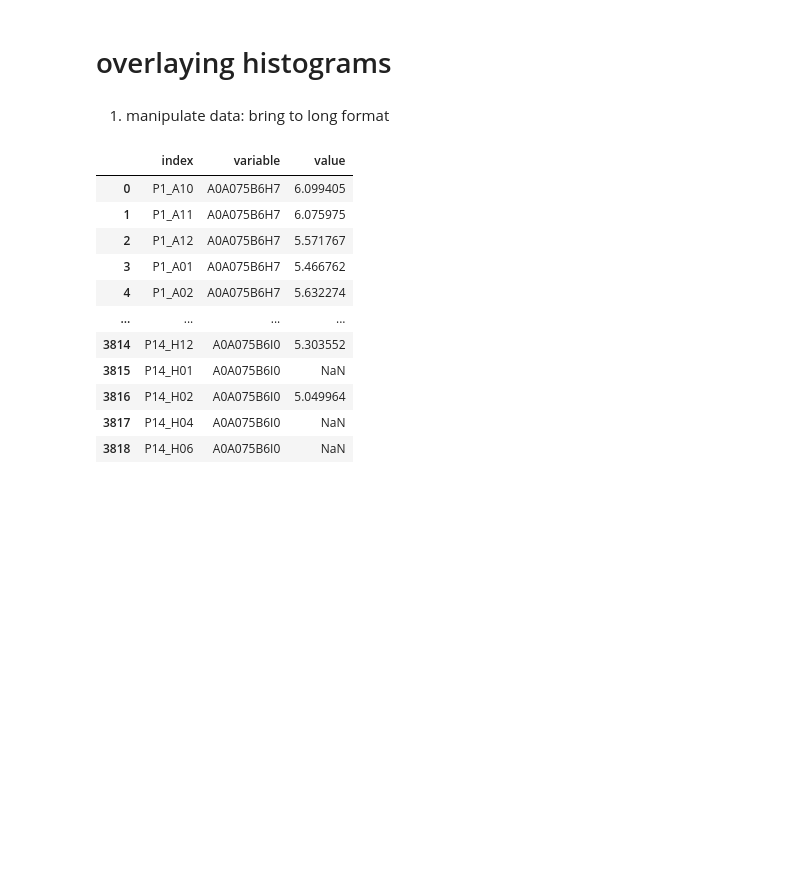
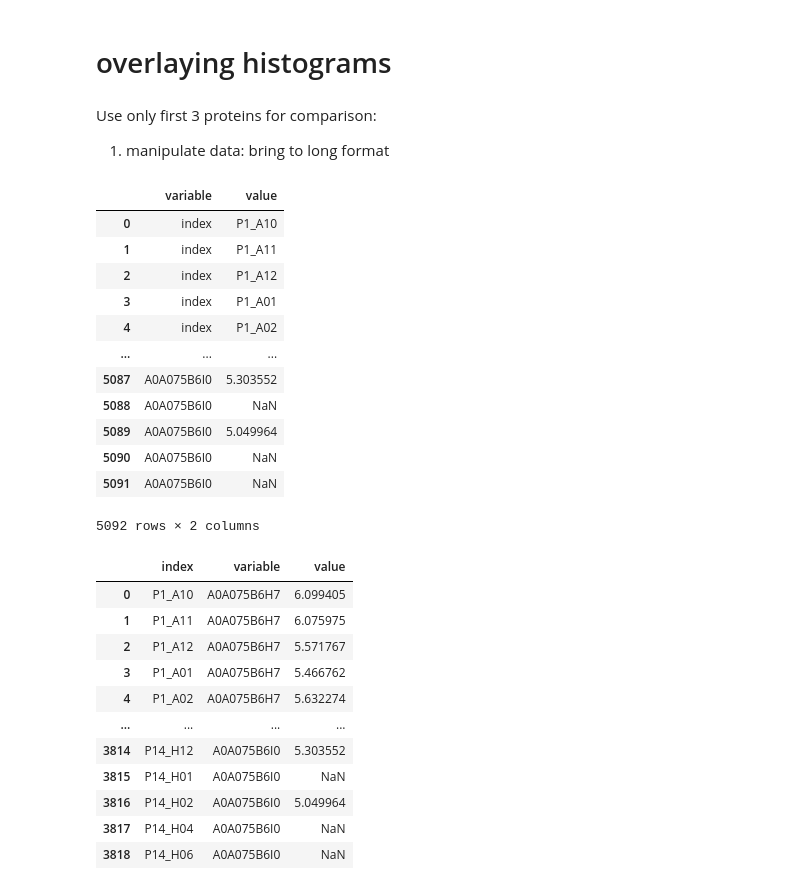
Before and after one commit to johannesbmueller/data_viz, a Jupyter notebook: notebooks/Excercise_#1.ipynb, the cells around one changed output. Cells and saved outputs as stored; diff of their text form; code cells hidden in the pictures; blank space fills up the shorter version.

```diff
--- a/notebooks/Excercise_#1.ipynb
+++ b/notebooks/Excercise_#1.ipynb
@@ -72,6 +72,23 @@ change color to red
 # %% [markdown]
 # overlaying histograms
 # %% [markdown]
+Use only first 3 proteins for comparison:
 1. manipulate data: bring to long format
+# %%
+df.iloc[:,:3].reset_index().melt()
+# %% [output]
+|  | variable | value |
+| 0 | index | P1_A10 |
+| 1 | index | P1_A11 |
+| 2 | index | P1_A12 |
+| 3 | index | P1_A01 |
+| 4 | index | P1_A02 |
+| ... | ... | ... |
+| 5087 | A0A075B6I0 | 5.303552 |
+| 5088 | A0A075B6I0 | NaN |
+| 5089 | A0A075B6I0 | 5.049964 |
+| 5090 | A0A075B6I0 | NaN |
+| 5091 | A0A075B6I0 | NaN |
+5092 rows × 2 columns
 # %%
 df_long = df.iloc[:,:3].reset_index().melt(
```
Also changed, not shown: parts of 8 cells of this notebook, 1 other file.
